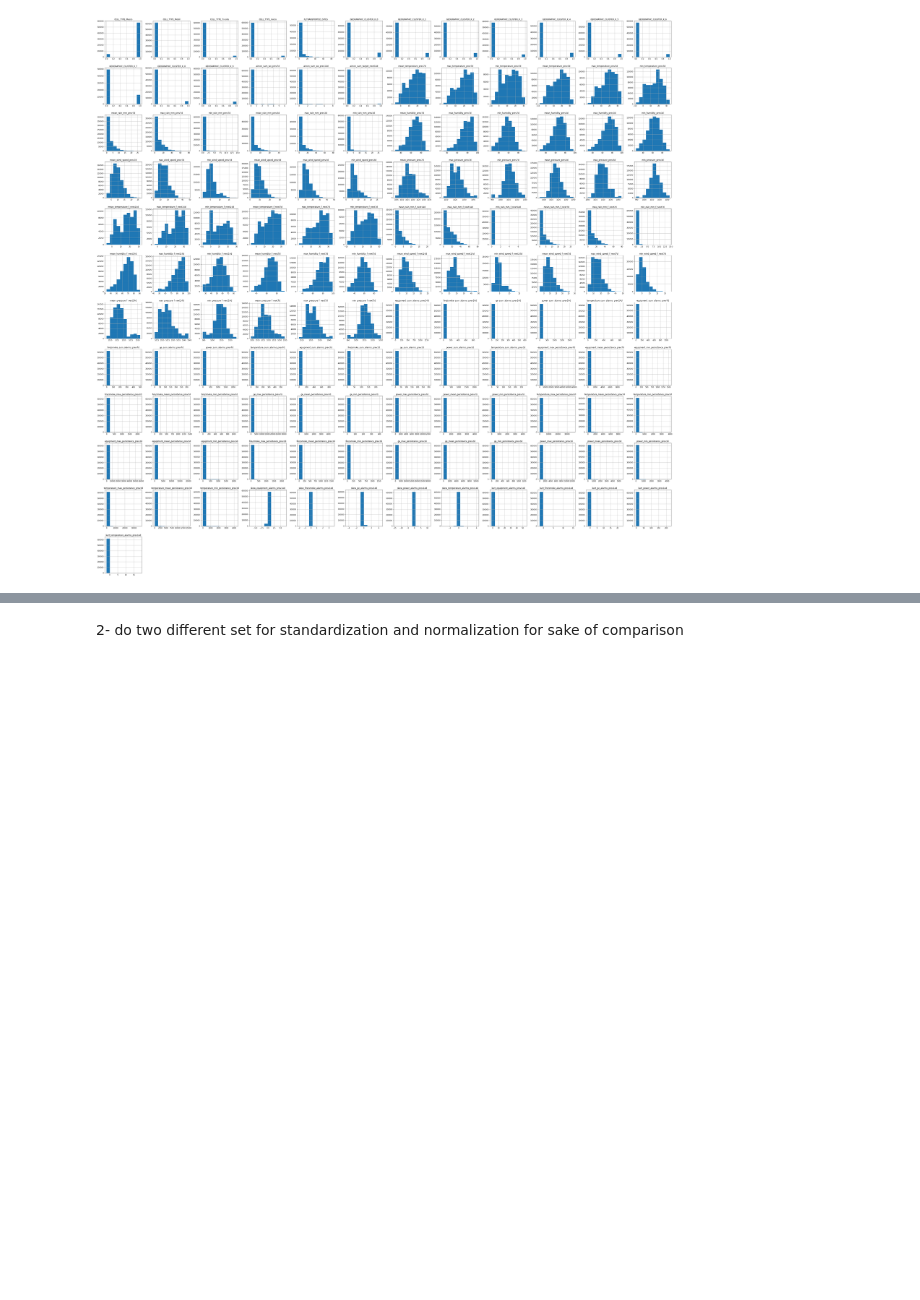
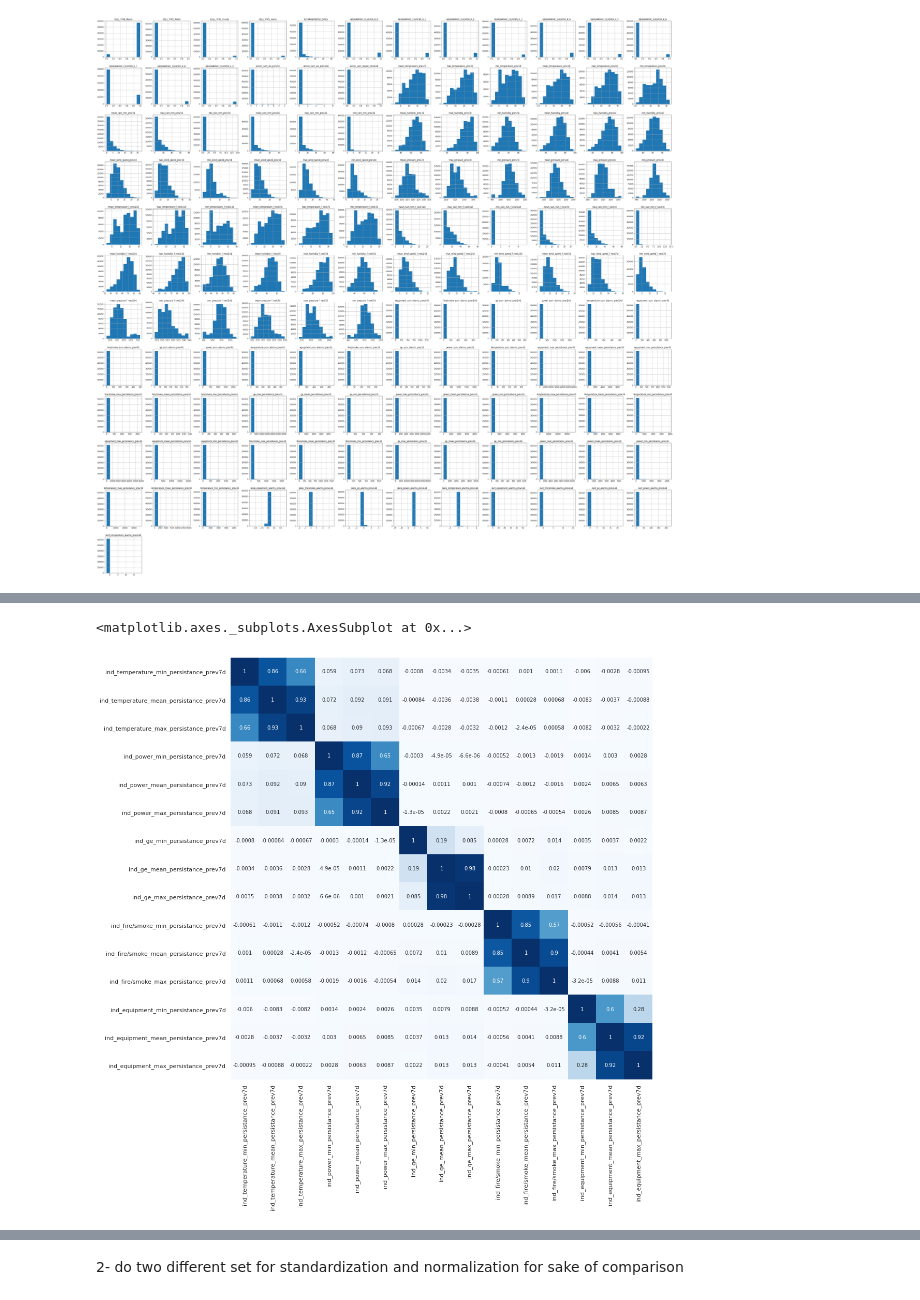
Before and after one commit to taratandel/Predictive-Maintenance, a Jupyter notebook: DMTM2020-Challenge-Part1.ipynb, the cells around one changed output, grey strips where cells are left out. Saved outputs shown, nothing was run; the diff lists cells and outputs as text; code cells hidden in the pictures; blank space fills up the shorter version.

```diff
--- a/DMTM2020-Challenge-Part1.ipynb
+++ b/DMTM2020-Challenge-Part1.ipynb
@@ -176,3 +216,5 @@ df = pd.read_csv('train.csv')
+# %%
+df = pd.read_csv('/Users/tara/Documents/OneDrive - Politecnico di Milano/Polimi/polimiFourthSemester/DMTM/project/train.csv')
 # %% [markdown]
 ### 3.2 Data Quality assurnace
 we should check for:
@@ -192 +256,4 @@ we see that there are no NaN values
+# %%
+# remove the duplicates if any
+df = df.drop_duplicates()
 # %%
@@ -403,0 +464,16 @@ KeyError: "['aircon_sum_wo_prev7d' 'aircon_sum_wo_prev14d'] not found in axis"
+# %%
+spd = sorted_persistance_df
+index = 0
+counter = len(spd.columns)
+
+#create an empty celane_df_ to save pruned persistance feature
+pruned_persistance_df = spd.iloc[0:0, 0:0]
+
+while(index < counter):
+  i = 0
+  cl = spd.iloc[:, index:index+2]
+  pruned_persistance_df['ind_'+spd.columns[index]] = ((cl.iloc[:,i]/7) + (cl.iloc[:,i+1]/3)) * 2.1
+
+  index+=2
+
+prunedpersistance_df
@@ -403,0 +494,7 @@ KeyError: "['aircon_sum_wo_prev7d' 'aircon_sum_wo_prev14d'] not found in axis"
+# %%
+pruned_persistance_cov=pd.concat([pruned_persistance_df], axis=1).corr(method='pearson')
+plt.figure(figsize = (15,15))
+sns.heatmap(pruned_persistance_cov,square=True,annot=True,cmap="Blues",cbar=False,xticklabels=True, yticklabels=True)
+# %% [output]
+<matplotlib.axes._subplots.AxesSubplot at 0x...>
+[figure, added]
```
Also changed, not shown: parts of 59 cells of this notebook.
